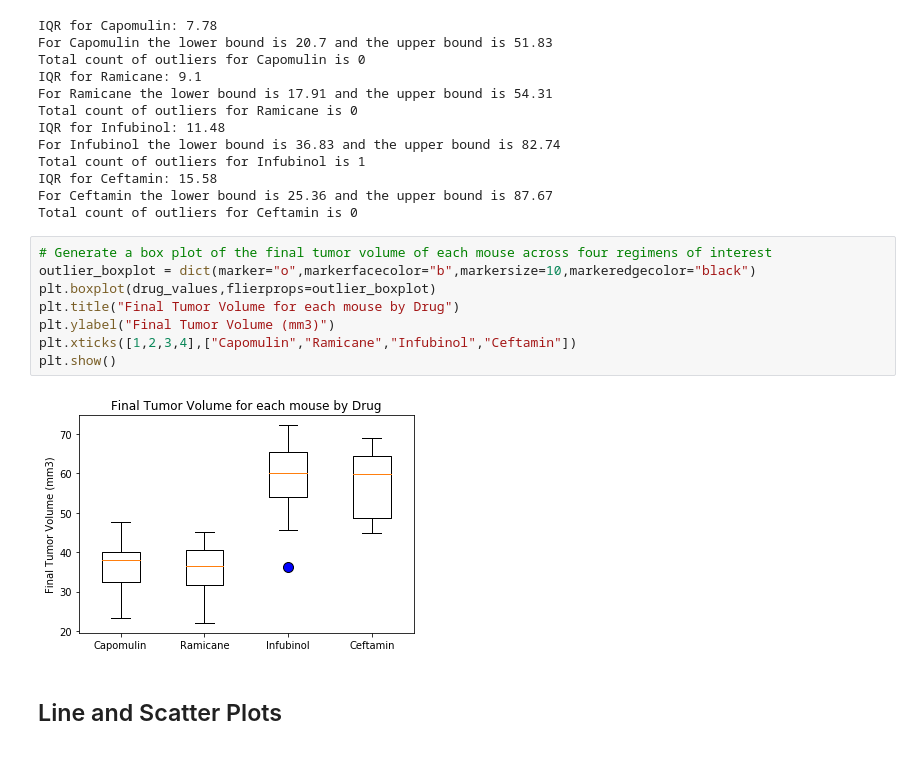
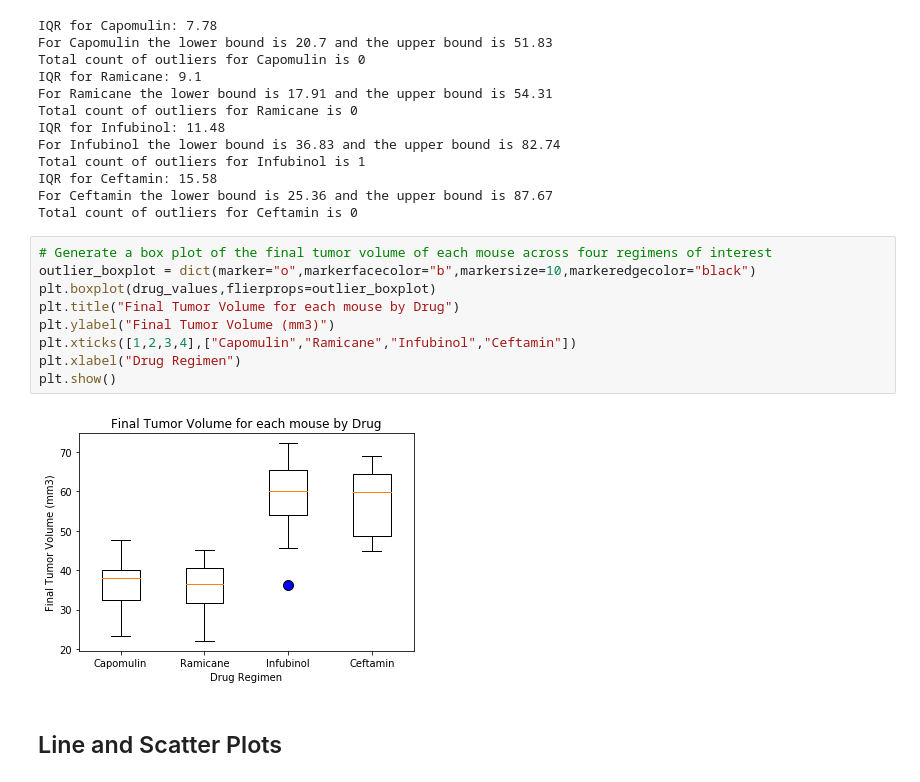
Before and after one commit to khartmann5/Matplotlib-Pymaceuticals, a Jupyter notebook: pymaceuticals_KH.ipynb, the cells around one changed output. Drawn from its saved outputs; the diff is of its cells as text.

```diff
--- a/pymaceuticals_KH.ipynb
+++ b/pymaceuticals_KH.ipynb
@@ -330,13 +321,14 @@ Total count of outliers for Ceftamin is 0
 # %%
 # Generate a box plot of the final tumor volume of each mouse across four regimens of interest
 outlier_boxplot = dict(marker="o",markerfacecolor="b",markersize=10,markeredgecolor="black")
 plt.boxplot(drug_values,flierprops=outlier_boxplot)
 plt.title("Final Tumor Volume for each mouse by Drug")
 plt.ylabel("Final Tumor Volume (mm3)")
 plt.xticks([1,2,3,4],["Capomulin","Ramicane","Infubinol","Ceftamin"])
+plt.xlabel("Drug Regimen")
 plt.show()
 # %% [output]
-[figure, old version]
+[figure, new version]
 # %% [markdown]
 ## Line and Scatter Plots
 # %%
```
Also changed, not shown: parts of 4 cells of this notebook, 1 other file.
